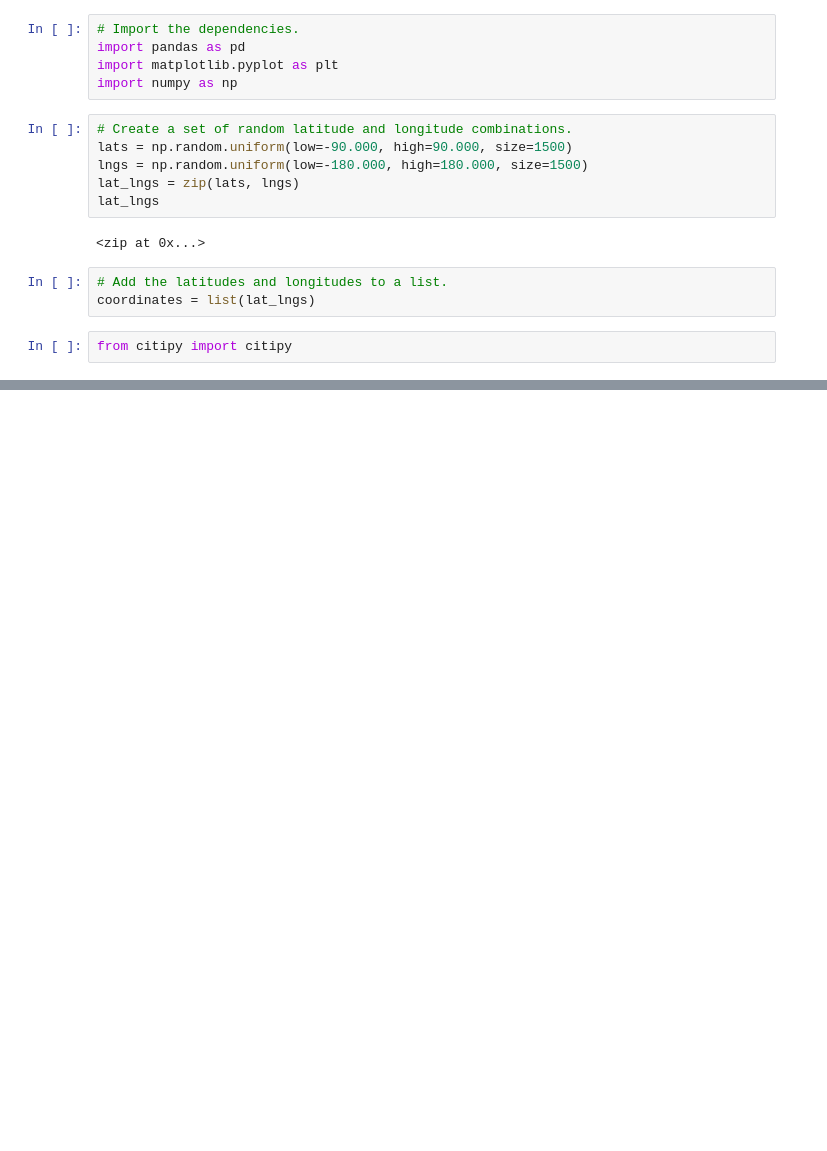
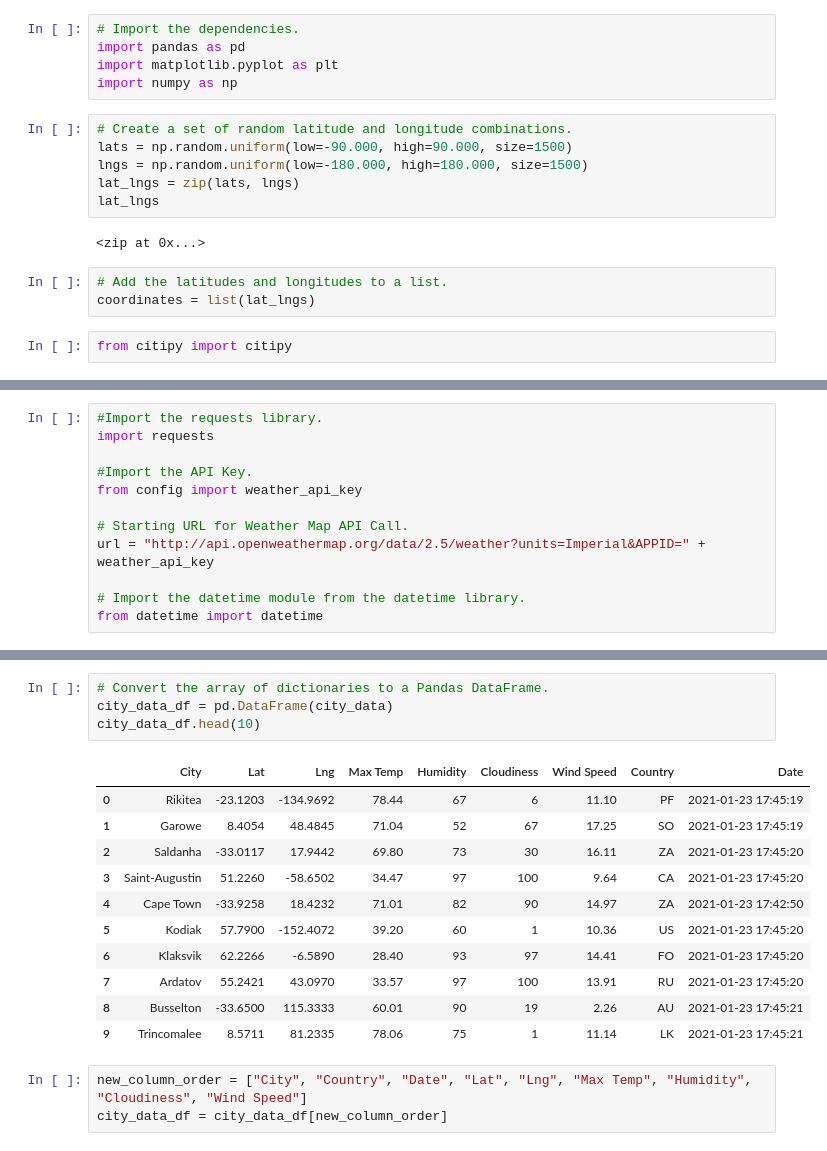
Before and after one commit to allibartlett-27/World_Weather_Analysis, a Jupyter notebook: WeatherPy.ipynb, the cells around one changed output, grey strips where cells are left out. Cells and saved outputs as stored; diff of their text form; blank space fills up the shorter version.

```diff
--- a/WeatherPy.ipynb
+++ b/WeatherPy.ipynb
@@ -32,0 +33,12 @@ len(cities)
+# %%
+#Import the requests library.
+import requests
+
+#Import the API Key.
+from config import weather_api_key
+
+# Starting URL for Weather Map API Call.
+url = "http://api.openweathermap.org/data/2.5/weather?units=Imperial&APPID=" + weather_api_key
+
+# Import the datetime module from the datetime library.
+from datetime import datetime
@@ -32,0 +122,19 @@ len(cities)
+# %%
+# Convert the array of dictionaries to a Pandas DataFrame.
+city_data_df = pd.DataFrame(city_data)
+city_data_df.head(10)
+# %% [output]
+|  | City | Lat | Lng | Max Temp | Humidity | Cloudiness | Wind Speed | Country | Date |
+| 0 | Rikitea | -23.1203 | -134.9692 | 78.44 | 67 | 6 | 11.10 | PF | 2021-01-23 17:45:19 |
+| 1 | Garowe | 8.4054 | 48.4845 | 71.04 | 52 | 67 | 17.25 | SO | 2021-01-23 17:45:19 |
+| 2 | Saldanha | -33.0117 | 17.9442 | 69.80 | 73 | 30 | 16.11 | ZA | 2021-01-23 17:45:20 |
+| 3 | Saint-Augustin | 51.2260 | -58.6502 | 34.47 | 97 | 100 | 9.64 | CA | 2021-01-23 17:45:20 |
+| 4 | Cape Town | -33.9258 | 18.4232 | 71.01 | 82 | 90 | 14.97 | ZA | 2021-01-23 17:42:50 |
+| 5 | Kodiak | 57.7900 | -152.4072 | 39.20 | 60 | 1 | 10.36 | US | 2021-01-23 17:45:20 |
+| 6 | Klaksvik | 62.2266 | -6.5890 | 28.40 | 93 | 97 | 14.41 | FO | 2021-01-23 17:45:20 |
+| 7 | Ardatov | 55.2421 | 43.0970 | 33.57 | 97 | 100 | 13.91 | RU | 2021-01-23 17:45:20 |
+| 8 | Busselton | -33.6500 | 115.3333 | 60.01 | 90 | 19 | 2.26 | AU | 2021-01-23 17:45:21 |
+| 9 | Trincomalee | 8.5711 | 81.2335 | 78.06 | 75 | 1 | 11.14 | LK | 2021-01-23 17:45:21 |
+# %%
+new_column_order = ["City", "Country", "Date", "Lat", "Lng", "Max Temp", "Humidity", "Cloudiness", "Wind Speed"]
+city_data_df = city_data_df[new_column_order]
```
Also changed, not shown: parts of 4 cells of this notebook, 2 other files.
